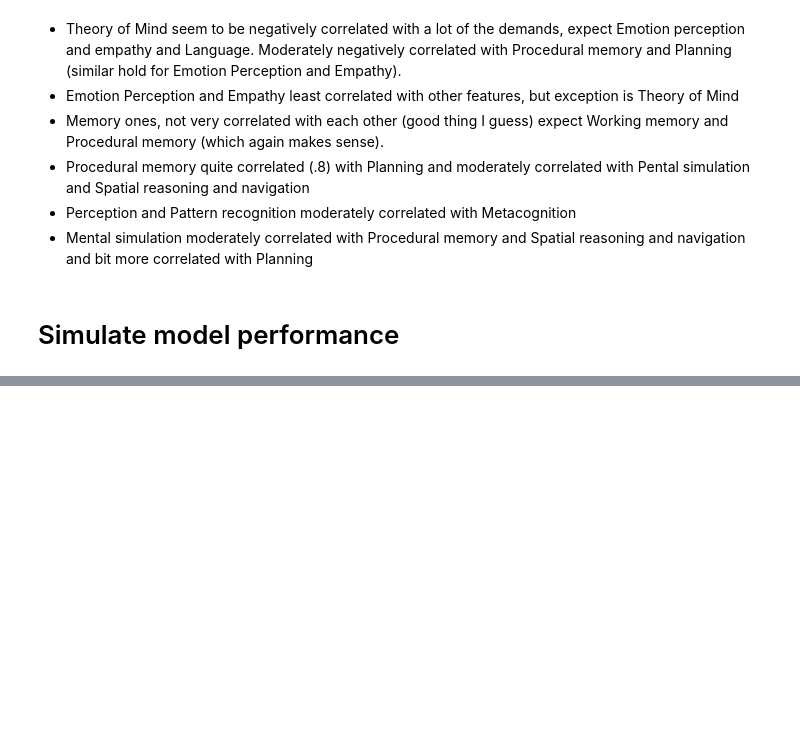
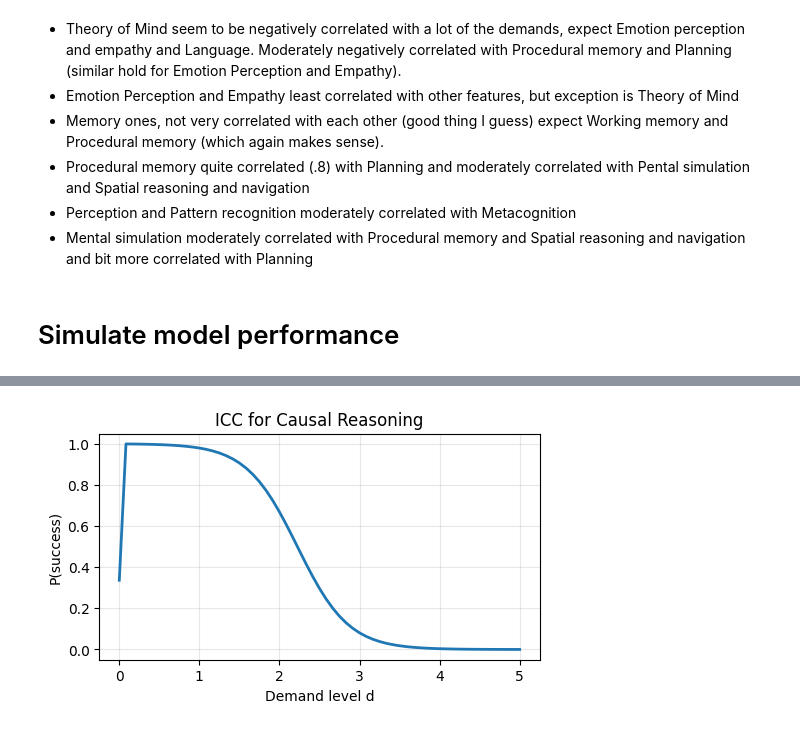
Before and after one commit to markotesic/ai-workforce-suitability, a Jupyter notebook: Capability Profiles/Capability_profiles_all_items.ipynb, the cells around one changed output, grey strips where cells are left out. Drawn from its saved outputs; the diff is of its cells as text; code cells hidden in the pictures; blank space fills up the shorter version.

```diff
--- a/Capability Profiles/Capability_profiles_all_items.ipynb
+++ b/Capability Profiles/Capability_profiles_all_items.ipynb
@@ -340,0 +435,4 @@ def build_single_agent_optionC(
+# %%
+# To reload later:
+with open("/content/drive/MyDrive/Colab Notebooks/OECD capability profiles/all_simulated_agents_idata.pkl", "rb") as f:
+    agent_idata = pickle.load(f)
@@ -357,0 +565,4 @@ with m:
+# %%
+plot_icc_for_capability(idata, capability_cols, D, k=0)
+# %% [output]
+[figure, added]
```
Also changed, not shown: parts of 43 cells of this notebook.
